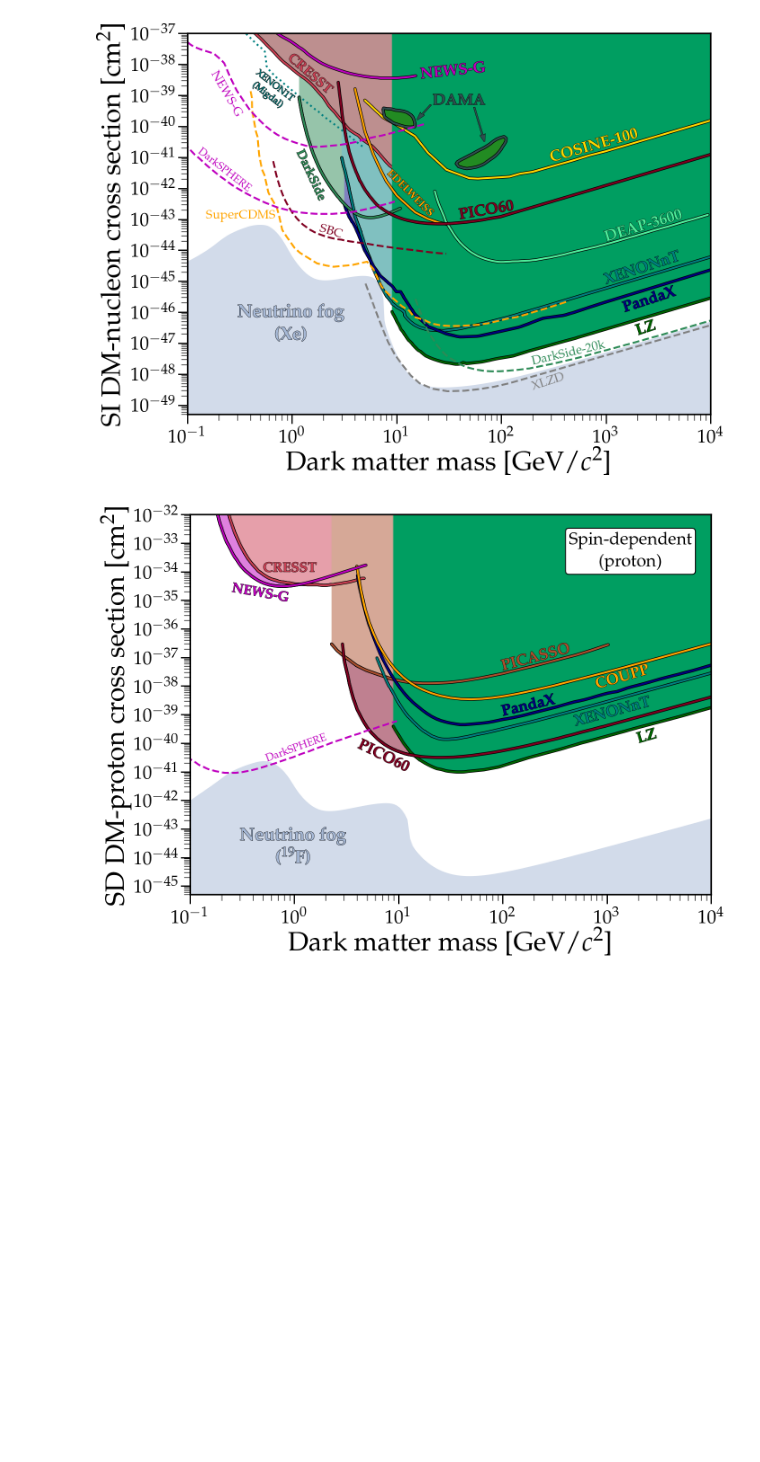
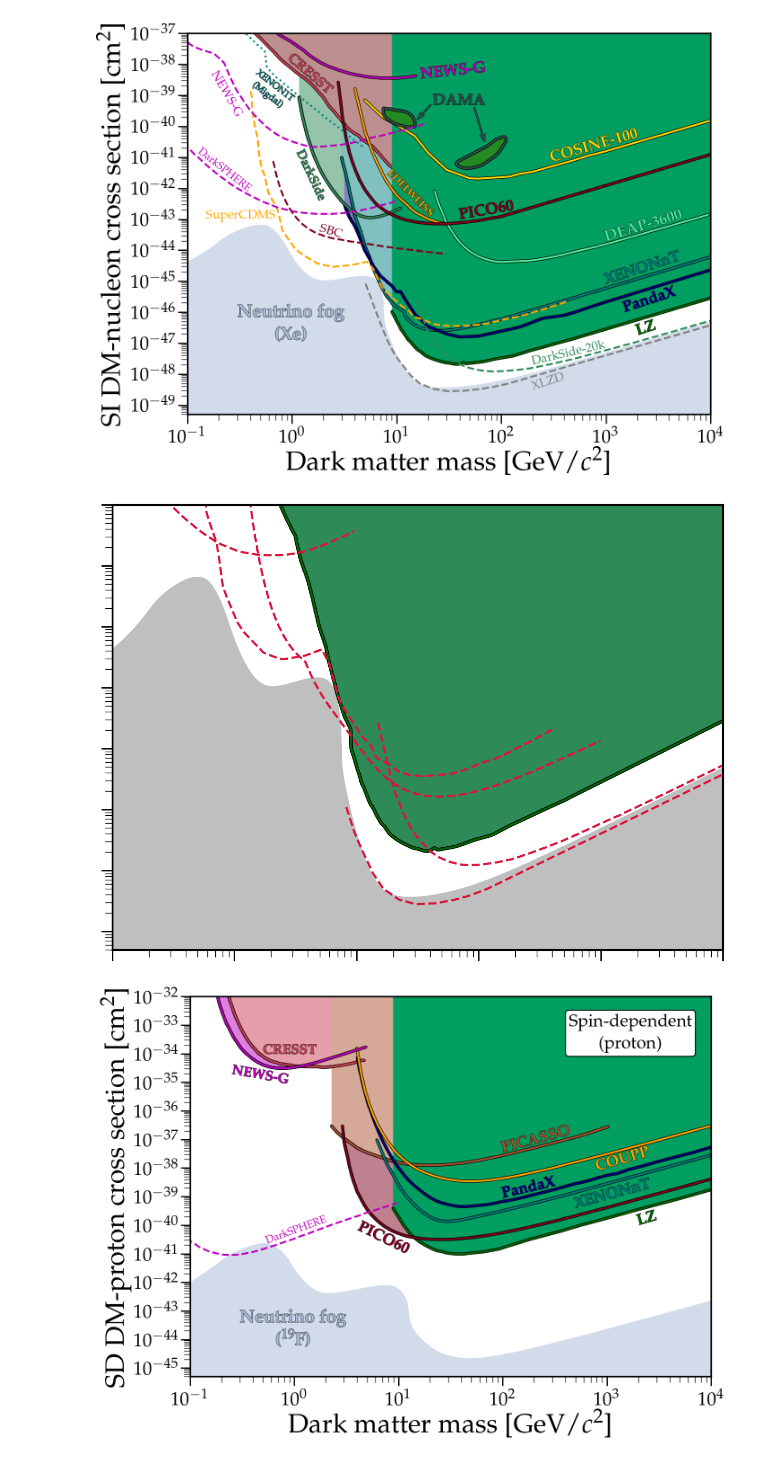
Before and after one commit to cajohare/DirectDetectionPlots, a Jupyter notebook: notebooks/DM-Nucleon.ipynb, the cells around one changed output. Saved outputs shown, nothing was run; the diff lists cells and outputs as text; code cells hidden in the pictures; blank space fills up the shorter version.

```diff
--- a/notebooks/DM-Nucleon.ipynb
+++ b/notebooks/DM-Nucleon.ipynb
@@ -75,6 +75,68 @@ PlotBound(ax,fpath+'Projections/DarkSPHERE.txt',edgecolor='m',textcolor='m',face
 #MySaveFig(fig,'Nucleon_SI_with_Projections')
 # %% [output]
 [figure]
+# %%
+from numpy import *
+import matplotlib
+import matplotlib.pyplot as plt
+import matplotlib.patheffects as pe
+from PlotFuncs import *
+
+plt.style.use('sty.mplstyle')
+
+fig, ax = plt.subplots()
+
+fpath = '../data/limits/Nucleon/SI/'
+
+rot_45 = 18
+
+# Plot limits
+PlotBound(ax,fpath+'AllLimits-2024.txt',edgecolor='darkgreen',textcolor='darkgreen',facecolor='seagreen',zorder=-1)
+
+
+# neutrino fog
+PlotBound(ax,'../data/fog/Nucleon/SI/nuFog_n2_Xe.txt',y2=0,label_pos=[0.3,7e-47],fontsize=29,rotation=0,facecolor='gray',lw=0,textcolor='gray',facealpha=0.5)
+
+
+
+# Models
+# PlotBound(ax, '../data/models/Nucleon/SI/NMSSM_Scan.txt',y2=nan,lw=1,path_effects=None,textcolor='gray',edgecolor='dimgray',facecolor='gray',facealpha=0.5,label=r'\begin{center} {\bf NMSSM}\end{center}',rotation=17,label_pos=[190,1.5e-48],text_path_effects=None,hatch='/')
+
+
+# Finishing touches
+ax.set_yscale('log')
+ax.set_xscale('log')
+ax.set_xlim([0.1,1e4])
+ax.set_ylim([5e-50,1e-42])
+# ax.set_xlabel('Dark matter mass')
+# ax.set_ylabel(r'Dark matter interaction strength')
+locmaj = matplotlib.ticker.LogLocator(base=10.0, subs=(1.0, ), numticks=50)
+locmin = matplotlib.ticker.LogLocator(base=10.0, subs=arange(2, 10)*.1,numticks=100)
+ax.yaxis.set_major_locator(locmaj)
+ax.yaxis.set_minor_locator(locmin)
+ax.set_xticklabels([])
+ax.set_yticklabels([])
+
+
+#MySaveFig(fig,'Nucleon_SI')
+
+
+PlotBound(ax,fpath+'Projections/SuperCDMS.txt',edgecolor='crimson',textcolor='orange',facealpha=0,linestyle='--',rotation=0,fontsize=20,label_pos=[0.15,1.05e-43],end_x=-10,path_effects=None,text_path_effects=None)
+PlotBound(ax,fpath+'Projections/DarkSide-20k.txt',edgecolor='crimson',textcolor='seagreen',facealpha=0,linestyle='--',rotation=rot_45-5,fontsize=20,label_pos=[200,2.0e-48],path_effects=None,text_path_effects=None)
+PlotBound(ax,fpath+'Projections/LXe_200ty_90excl.txt',edgecolor='crimson',textcolor='gray',facealpha=0,linestyle='--',rotation=rot_45,fontsize=20,label_pos=[200,0.3e-48],path_effects=None,text_path_effects=None,start_x=2)
+PlotBound(ax,fpath+'Projections/NEWS-G-Projection.txt',edgecolor='crimson',textcolor='m',facealpha=0,linestyle='--',rotation=-60,fontsize=20,label_pos=[0.168,5e-39],path_effects=None,text_path_effects=None)
+#PlotBound(ax,fpath+'Projections/SBC.txt',edgecolor='crimson',textcolor=[0.5, 0.0, 0.13],facealpha=0,linestyle='--',rotation=-17,fontsize=20,label_pos=[1.8,4e-44],path_effects=None,text_path_effects=None,end_x=-60)
+PlotBound(ax,fpath+'Projections/DarkSPHERE.txt',edgecolor='crimson',textcolor='m',facealpha=0,linestyle='--',rotation=-38,fontsize=17,label_pos=[0.125,1.4e-41],path_effects=None,text_path_effects=None)
+
+
+dat = loadtxt(fpath+'CYGNUS10-timeline.txt')
+
+plt.plot(dat[0,100:],dat[6,100:],'--',color='crimson')
+
+
+MySaveFig(fig,'Nucleon_SI_with_Projections_Bare')
+# %% [output]
+[figure, added]
 # %%
 from numpy import *
 import matplotlib
```
Also changed, not shown: 15 other files.
